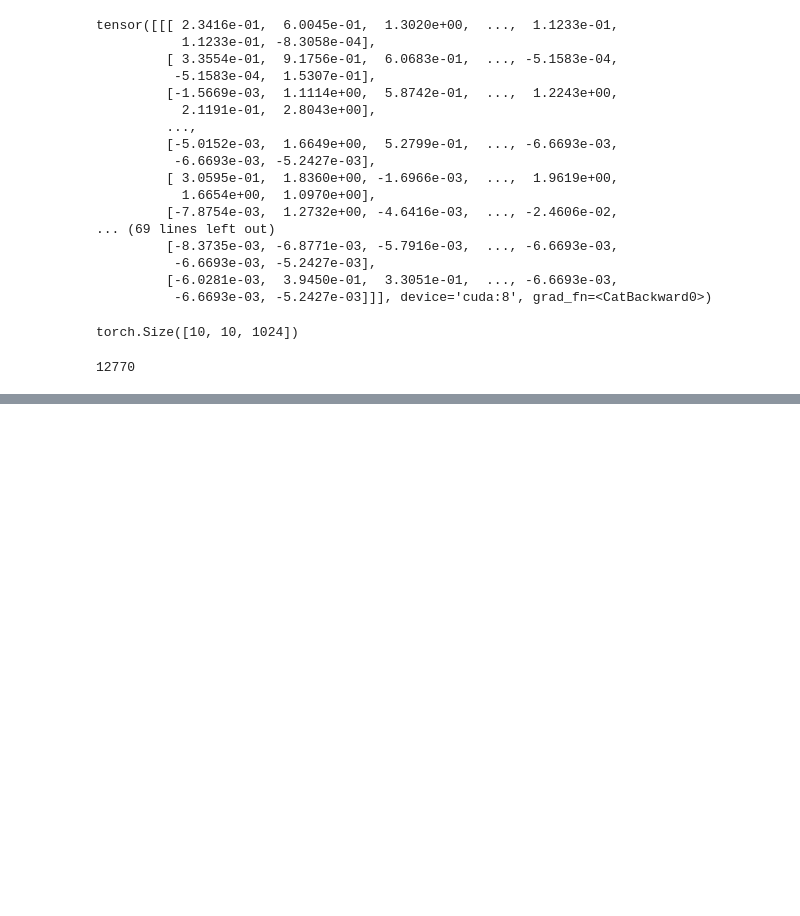
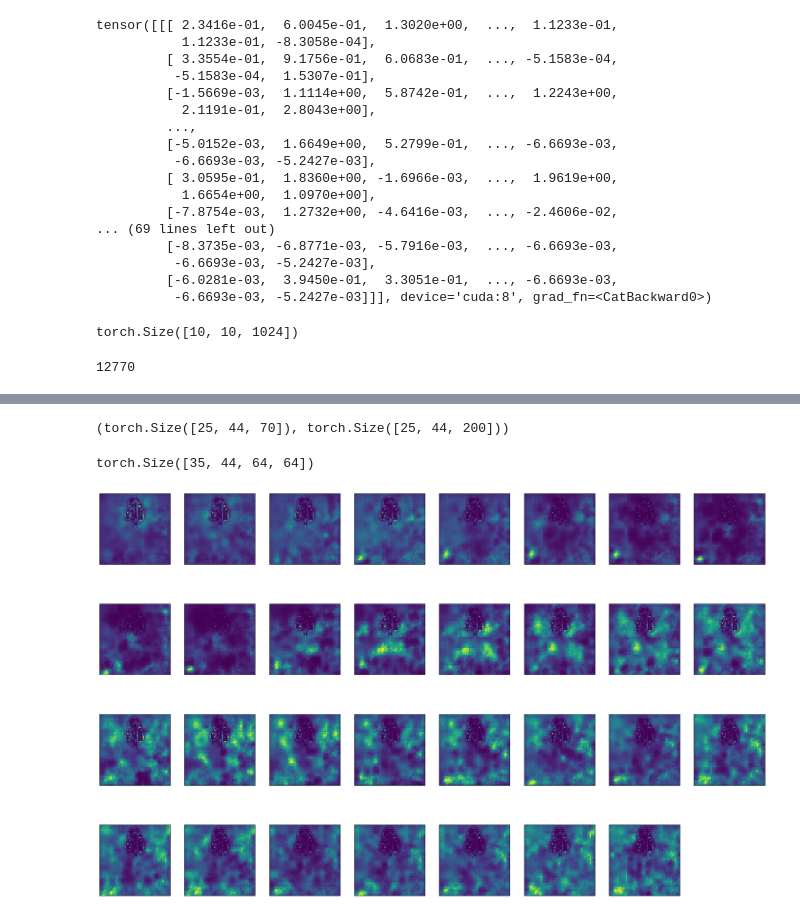
Before and after one commit to Shougakusei/taikyu_screenshots, a Jupyter notebook: RSSM.ipynb, the cells around one changed output, grey strips where cells are left out. Drawn from its saved outputs; the diff is of its cells as text; code cells hidden in the pictures; blank space fills up the shorter version.

```diff
--- a/RSSM.ipynb
+++ b/RSSM.ipynb
@@ -386,5 +345,0 @@ tensor(0.0923, device='cuda:7')
-# %%
-sample = buffer.sample(
-                    10000, 1
-                )['observation'][:,:,2:]
-sample.shape
@@ -422,0 +356,4 @@ tensor(-46.9651, device='cuda:7', grad_fn=<MeanBackward0>)
+# %%
+agent.posteriors_debug.shape, agent.determenistics_debug.shape
+# %% [output]
+(torch.Size([25, 44, 70]), torch.Size([25, 44, 200]))
@@ -422,0 +369,16 @@ tensor(-46.9651, device='cuda:7', grad_fn=<MeanBackward0>)
+# %%
+sample = buffer.sample(
+                    35, 44
+                )['observation'][:,:,0]
+sample.shape
+# %% [output]
+torch.Size([35, 44, 64, 64])
+# %%
+reconstructed_samples_part = agent.decoder_part(agent.posteriors_debug, agent.determenistics_debug).detach().cpu()
+reconstructed_samples_full = agent.decoder_full(agent.posteriors_debug, agent.determenistics_debug).detach().cpu()
+# %%
+n = 22
+# %%
+show_images(reconstructed_samples_full[n])
+# %% [output]
+[figure, added]
```
Also changed, not shown: parts of 24 cells of this notebook, 2 other files.
